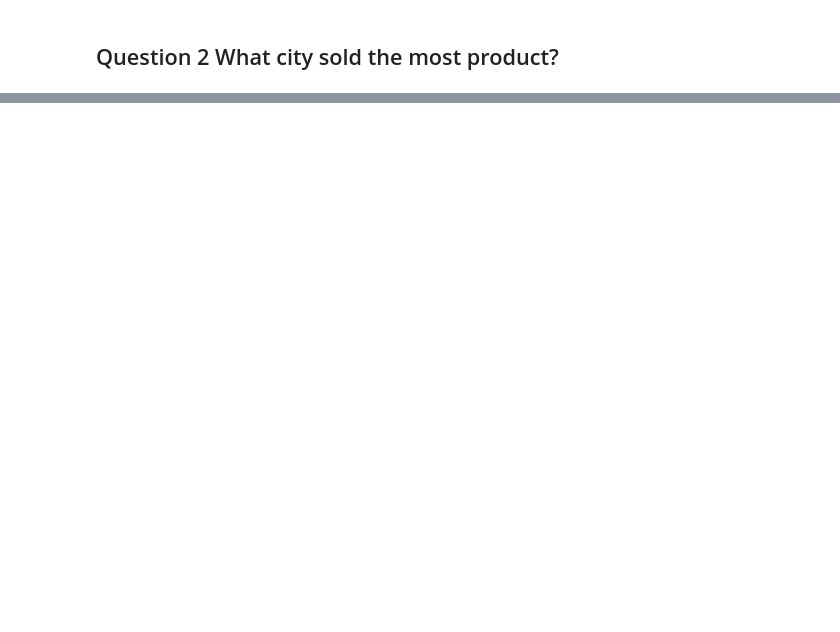
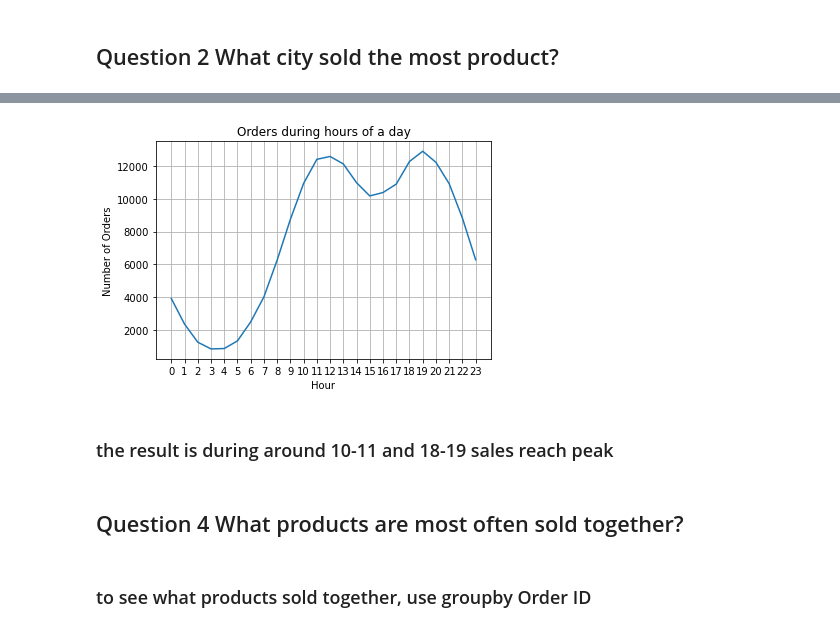
Before and after one commit to andy3278/Pandas-Data-Science-Tasks, a Jupyter notebook: SalesAnalysis/Analysis.ipynb, the cells around one changed output, grey strips where cells are left out. Drawn from its saved outputs; the diff is of its cells as text; code cells hidden in the pictures; blank space fills up the shorter version.

```diff
--- a/SalesAnalysis/Analysis.ipynb
+++ b/SalesAnalysis/Analysis.ipynb
@@ -159,0 +258,3 @@ plt.show()
+# %%
+merged['Order Date'] = pd.to_datetime(merged['Order Date'])
+merged.head()
@@ -159,0 +268,4 @@ plt.show()
+# %%
+merged['Hour'] = merged['Order Date'].dt.hour
+merged['Minute'] = merged['Order Date'].dt.minute
+merged.head()
@@ -159,0 +279,14 @@ plt.show()
+# %%
+sales_per_hour = merged.groupby('Hour')['Order ID'].count()
+ax = sales_per_hour.plot(title='Orders during hours of a day')
+ax.set_xticks(range(24))
+ax.set_ylabel('Number of Orders')
+ax.grid()
+# %% [output]
+[figure, added]
+# %% [markdown]
+### the result is during around 10-11 and 18-19 sales reach peak
+# %% [markdown]
+## Question 4 What products are most often sold together?
+# %% [markdown]
+### to see what products sold together, use groupby Order ID
```
Also changed, not shown: parts of 31 cells of this notebook.
